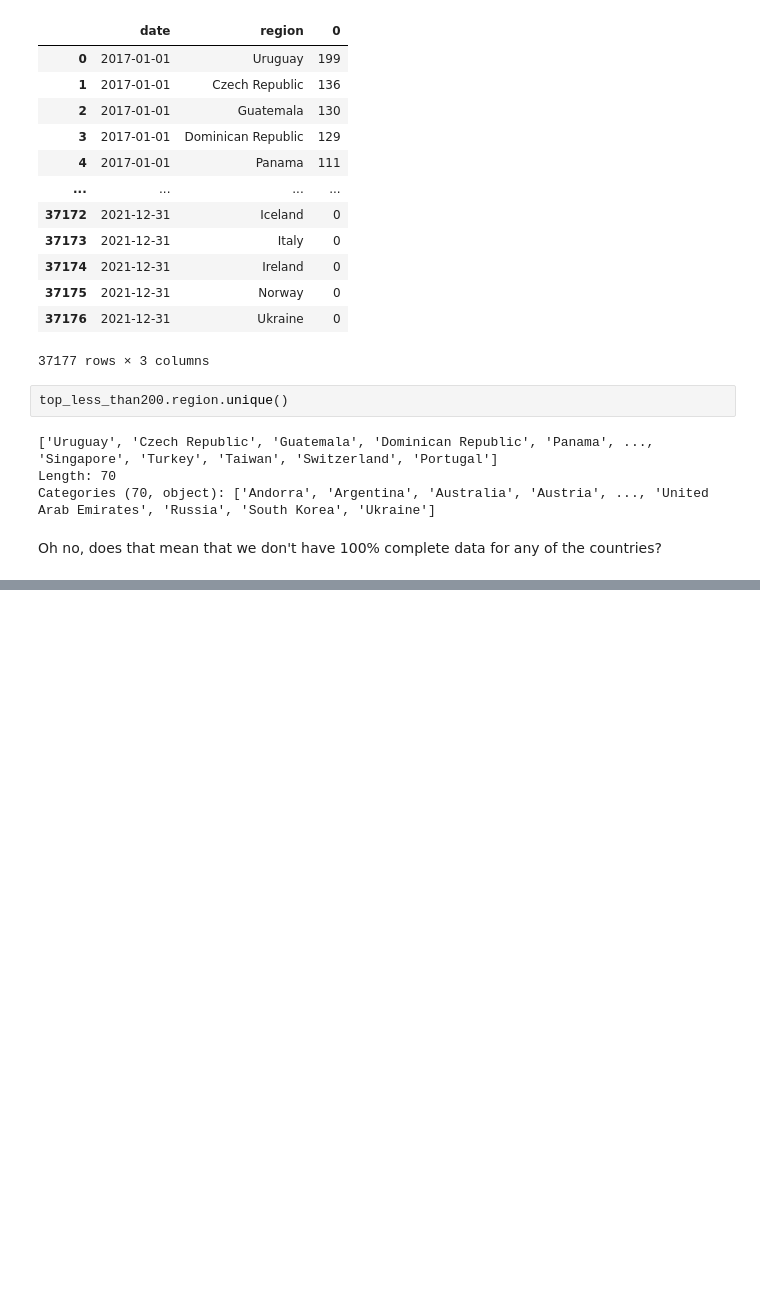
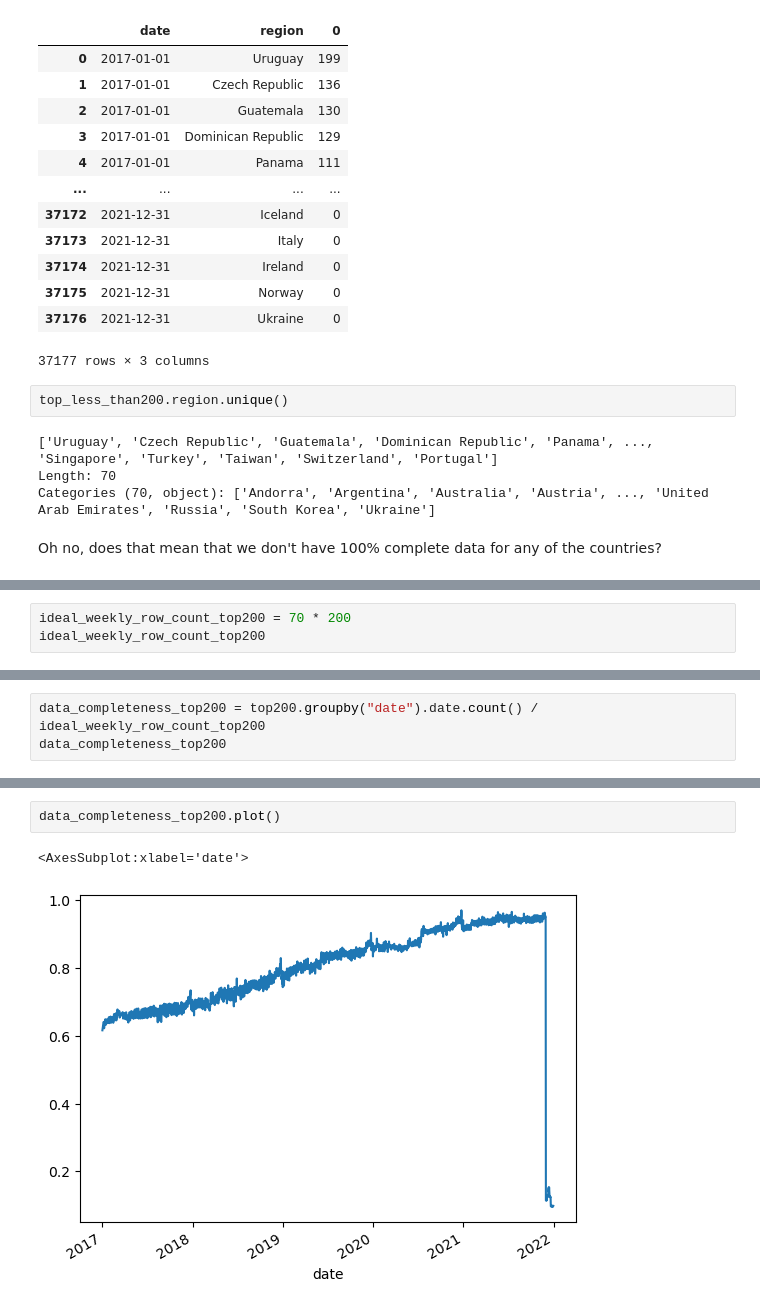
Before and after one commit to Sejmou/exploring-spotify-charts, a Jupyter notebook: data-exploration/spotify_weekly_charts.ipynb, the cells around one changed output, grey strips where cells are left out. Cells and saved outputs as stored; diff of their text form; blank space fills up the shorter version.

Commit message:
explore Spotify data further

```diff
--- a/data-exploration/spotify_weekly_charts.ipynb
+++ b/data-exploration/spotify_weekly_charts.ipynb
@@ -249,0 +174,3 @@ KeyboardInterrupt:
+# %%
+ideal_weekly_row_count_top200 = 70 * 200
+ideal_weekly_row_count_top200
@@ -249,0 +240,3 @@ KeyboardInterrupt:
+# %%
+data_completeness_top200 = top200.groupby("date").date.count() / ideal_weekly_row_count_top200
+data_completeness_top200
@@ -249,0 +257,5 @@ KeyboardInterrupt:
+# %%
+data_completeness_top200.plot()
+# %% [output]
+<AxesSubplot:xlabel='date'>
+[figure, added]
```
Also changed, not shown: parts of 34 cells of this notebook, 2 other files.
